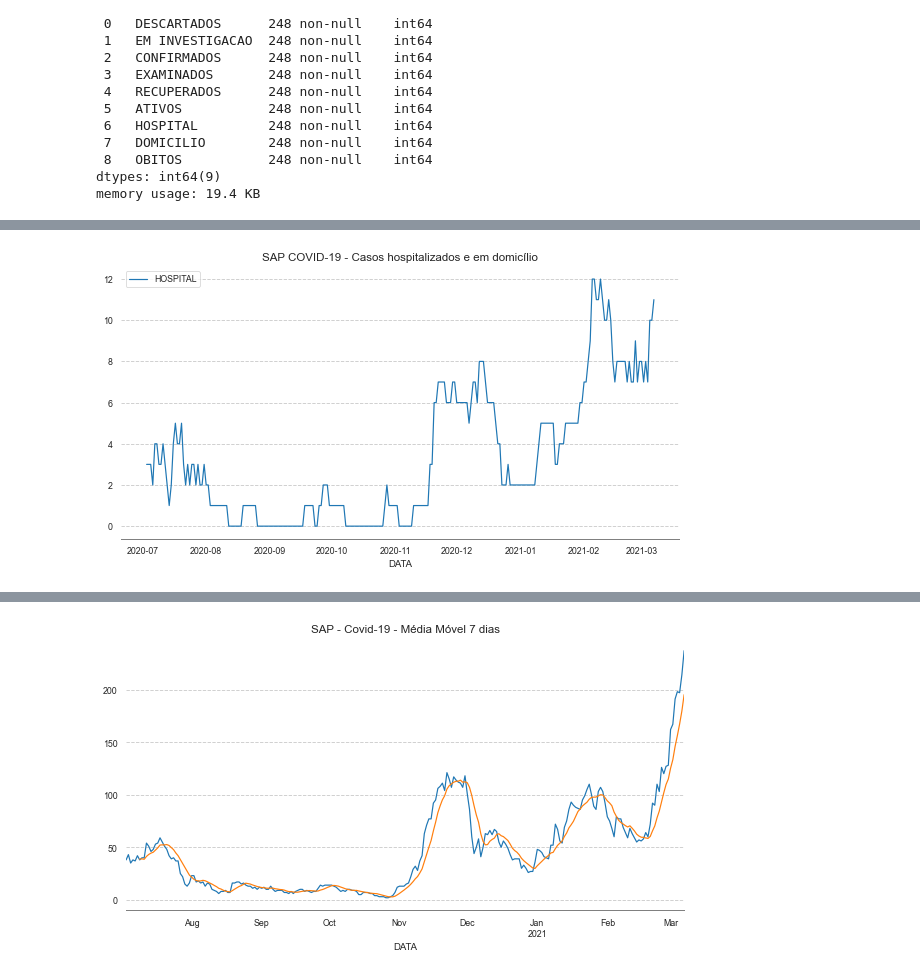
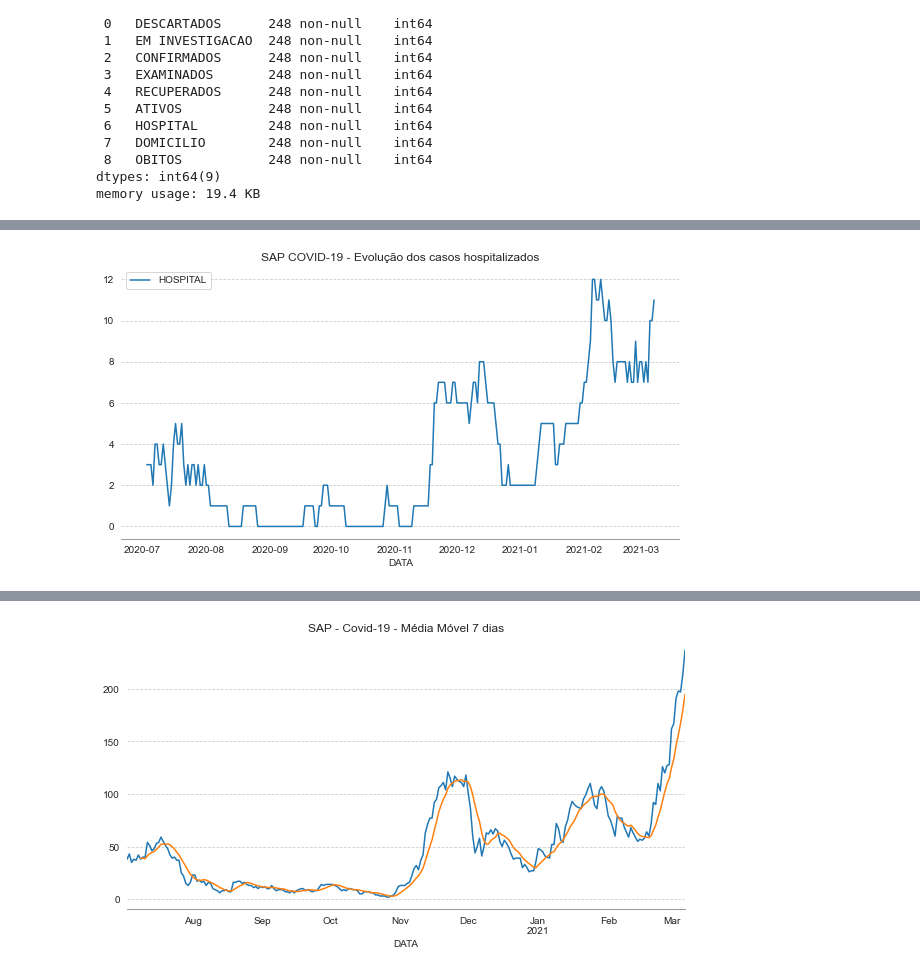
Before and after one commit to GiliardGodoi/covid-sap-data, a Jupyter notebook: notebooks/02_analise_exploratoria.ipynb, the cells around one changed output, grey strips where cells are left out. Cells and saved outputs as stored; diff of their text form; code cells hidden in the pictures.

```diff
--- a/notebooks/02_analise_exploratoria.ipynb
+++ b/notebooks/02_analise_exploratoria.ipynb
@@ -103,14 +103,14 @@ sns.despine(left=True)
 # %%
 ax = sns.lineplot(data=frame[['HOSPITAL']],
              palette="tab10"
             )
-_ = ax.set_title("SAP COVID-19 - Casos hospitalizados e em domicílio")
+_ = ax.set_title("SAP COVID-19 - Evolução dos casos hospitalizados")
 
 # ax.set_ylim([-10, 250])
 ax.xaxis.grid()
 sns.despine(left=True)
 # %% [output]
-[figure, old version]
+[figure, new version]
 # %%
 ax = sns.lineplot(data=frame[['ATIVOS']])
 _ = ax.set_title("SAP COVID-19 - Evolução casos ativos")
```
Also changed, not shown: parts of 15 cells of this notebook.
